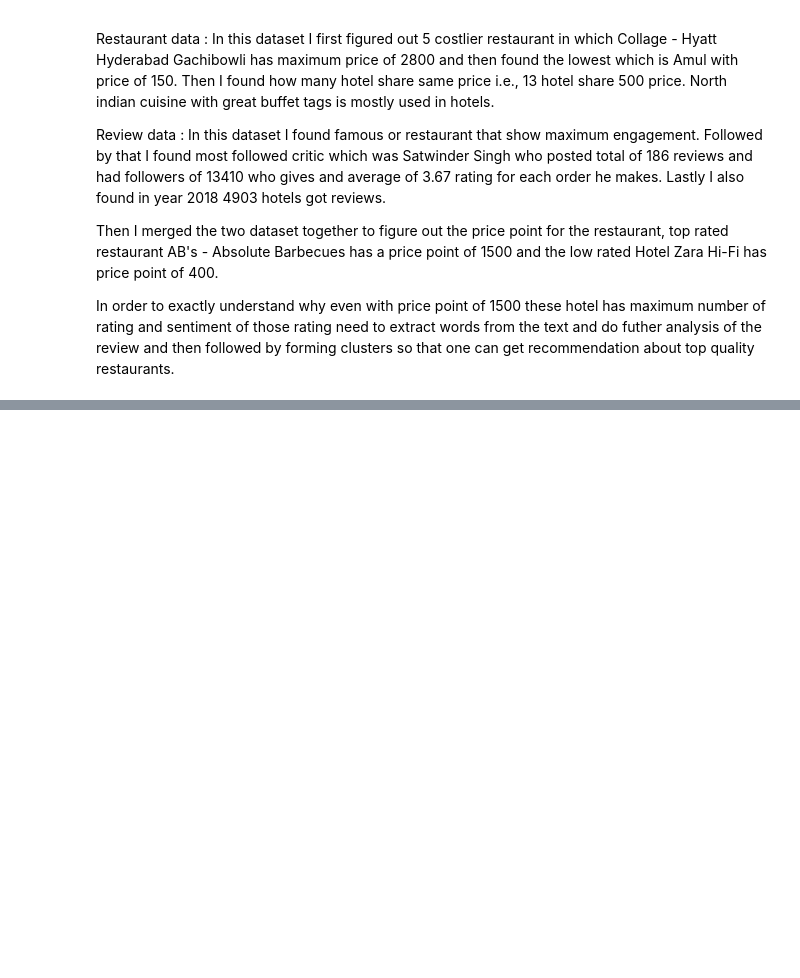
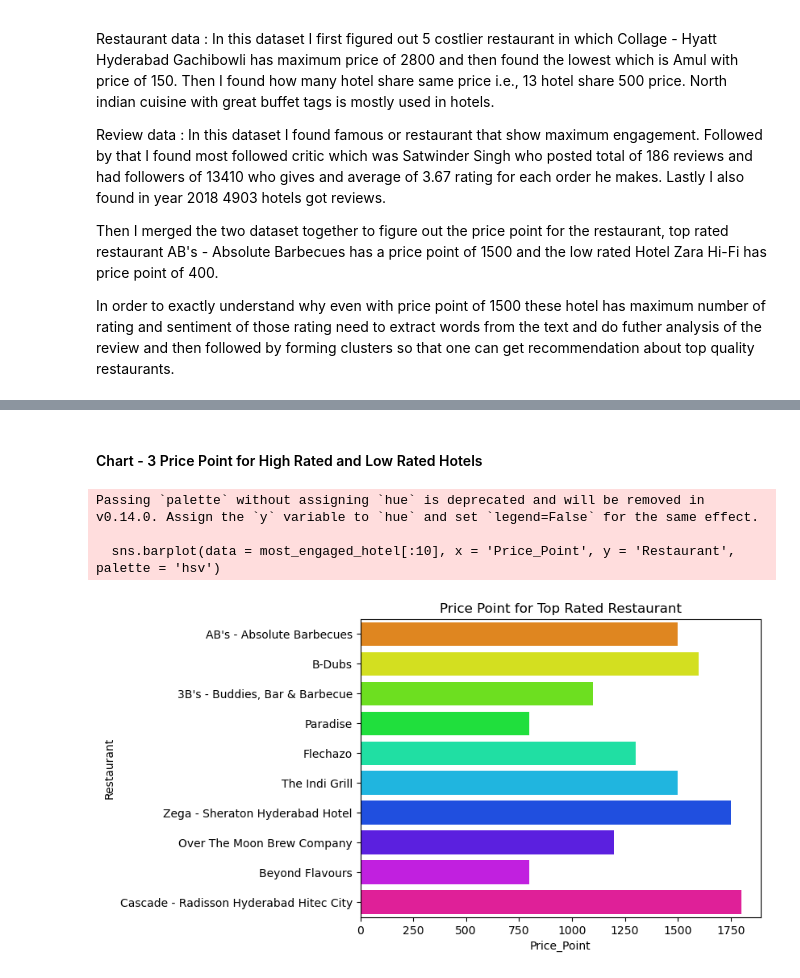
Before and after one commit to Siddharth3271/Advanced-Zomato-Restaurant-Clustering-and-Sentiment-Analysis, a Jupyter notebook: notebook.ipynb, the cells around one changed output, grey strips where cells are left out. Cells and saved outputs as stored; diff of their text form; code cells hidden in the pictures; blank space fills up the shorter version.

```diff
--- a/notebook.ipynb
+++ b/notebook.ipynb
@@ -684,0 +776,12 @@ In order to exactly understand why even with price point of 1500 these hotel has
+# %% [markdown]
+#### Chart - 3 Price Point for High Rated and Low Rated Hotels
+# %%
+# Chart - 3 visualization code for price point of high rated restaurant
+sns.barplot(data = most_engaged_hotel[:10], x = 'Price_Point', y = 'Restaurant', palette = 'hsv')
+plt.title('Price Point for Top Rated Restaurant')
+plt.show()
+# %% [output]
+Passing `palette` without assigning `hue` is deprecated and will be removed in v0.14.0. Assign the `y` variable to `hue` and set `legend=False` for the same effect.
+
+  sns.barplot(data = most_engaged_hotel[:10], x = 'Price_Point', y = 'Restaurant', palette = 'hsv')
+[figure, added]
```
Also changed, not shown: parts of 41 cells of this notebook.
